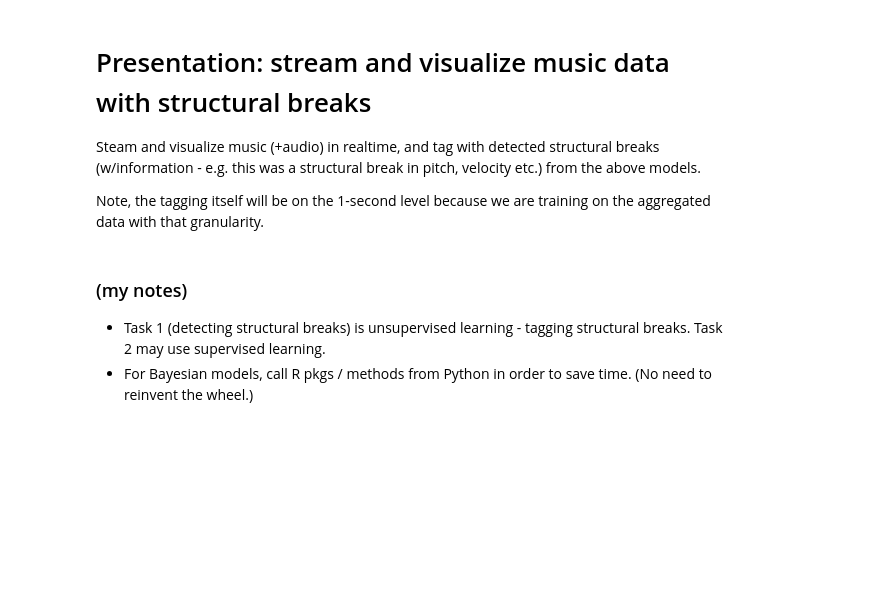
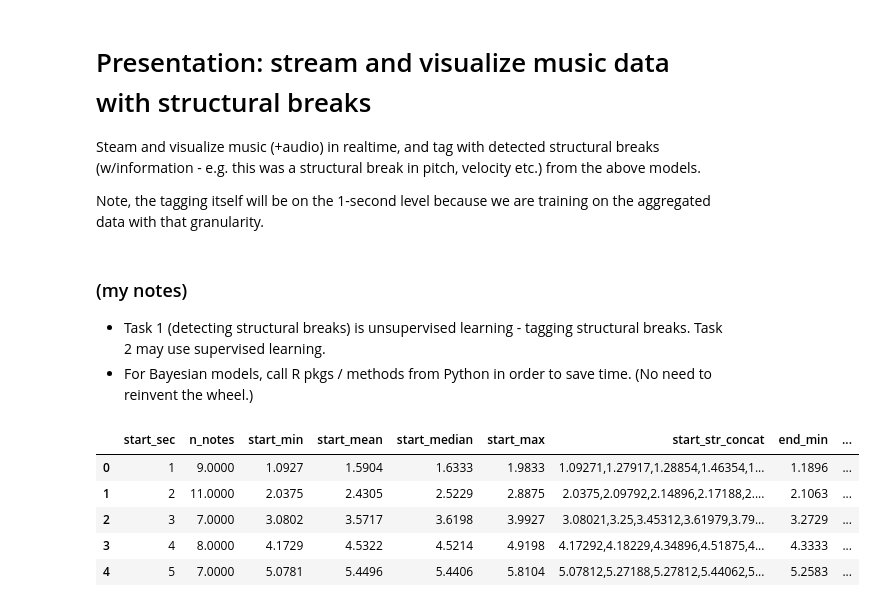
Before and after one commit to echow1/trading_music, a Jupyter notebook: task1 - detecting structural breaks in sequential Google Maestro data.ipynb, the cells around one changed output. Drawn from its saved outputs; the diff is of its cells as text; code cells hidden in the pictures; blank space fills up the shorter version.

```diff
--- a/task1 - detecting structural breaks in sequential Google Maestro data.ipynb
+++ b/task1 - detecting structural breaks in sequential Google Maestro data.ipynb
@@ -843,3 +828,12 @@ Note, the tagging itself will be on the 1-second level because we are training o
 
 - Task 1 (detecting structural breaks) is unsupervised learning - tagging structural breaks. Task 2 may use supervised learning.
 - For Bayesian models, call R pkgs / methods from Python in order to save time. (No need to reinvent the wheel.)
+# %%
+df_maestro_agg.head()
+# %% [output]
+|  | start_sec | n_notes | start_min | start_mean | start_median | start_max | start_str_concat | end_min | ... |
+| 0 | 1 | 9.0000 | 1.0927 | 1.5904 | 1.6333 | 1.9833 | 1.09271,1.27917,1.28854,1.46354,1... | 1.1896 | ... |
+| 1 | 2 | 11.0000 | 2.0375 | 2.4305 | 2.5229 | 2.8875 | 2.0375,2.09792,2.14896,2.17188,2.... | 2.1063 | ... |
+| 2 | 3 | 7.0000 | 3.0802 | 3.5717 | 3.6198 | 3.9927 | 3.08021,3.25,3.45312,3.61979,3.79... | 3.2729 | ... |
+| 3 | 4 | 8.0000 | 4.1729 | 4.5322 | 4.5214 | 4.9198 | 4.17292,4.18229,4.34896,4.51875,4... | 4.3333 | ... |
+| 4 | 5 | 7.0000 | 5.0781 | 5.4496 | 5.4406 | 5.8104 | 5.07812,5.27188,5.27812,5.44062,5... | 5.2583 | ... |
```
Also changed, not shown: parts of 6 cells of this notebook.
